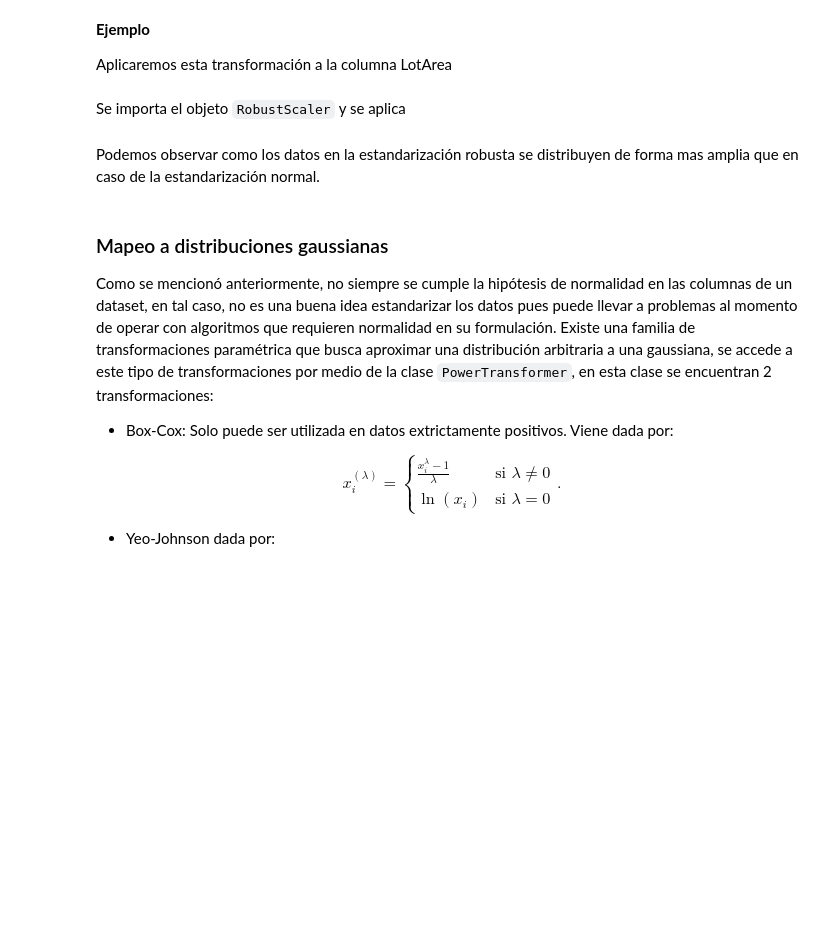
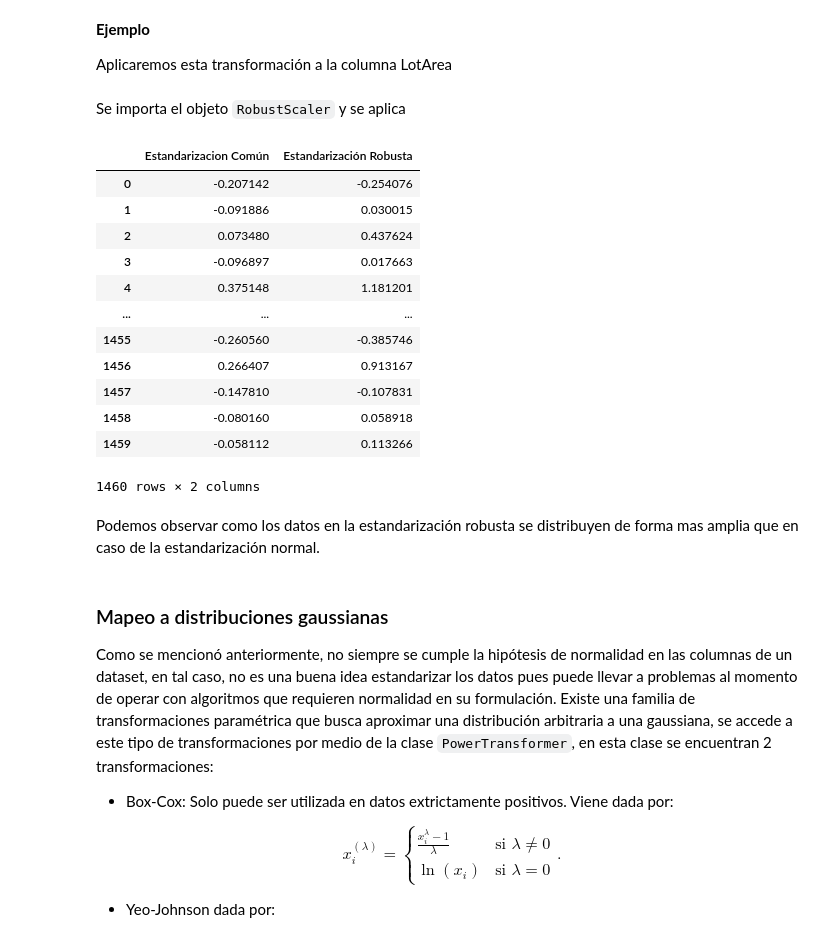
Before and after one commit to MDS7202/MDS7202, a Jupyter notebook: clases/2026-01/09_Feature_Engineering.ipynb, the cells around one changed output. Cells and saved outputs as stored; diff of their text form; code cells hidden in the pictures; blank space fills up the shorter version.

```diff
--- a/clases/2026-01/09_Feature_Engineering.ipynb
+++ b/clases/2026-01/09_Feature_Engineering.ipynb
@@ -487,6 +576,22 @@ robust_scaled_lot_area = robust_scaler.fit_transform(df[['LotArea']])
 # %%
 comparacion = np.concatenate([lot_area_standarized, robust_scaled_lot_area], axis=1)
 comparacion = pd.DataFrame(comparacion, columns=['Estandarizacion Común', 'Estandarización Robusta'])
+# %%
+comparacion
+# %% [output]
+|  | Estandarizacion Común | Estandarización Robusta |
+| 0 | -0.207142 | -0.254076 |
+| 1 | -0.091886 | 0.030015 |
+| 2 | 0.073480 | 0.437624 |
+| 3 | -0.096897 | 0.017663 |
+| 4 | 0.375148 | 1.181201 |
+| ... | ... | ... |
+| 1455 | -0.260560 | -0.385746 |
+| 1456 | 0.266407 | 0.913167 |
+| 1457 | -0.147810 | -0.107831 |
+| 1458 | -0.080160 | 0.058918 |
+| 1459 | -0.058112 | 0.113266 |
+1460 rows × 2 columns
 # %%
 px.histogram(comparacion, marginal='box', barmode='overlay')
 # %% [markdown]
```
Also changed, not shown: parts of 21 cells of this notebook.
